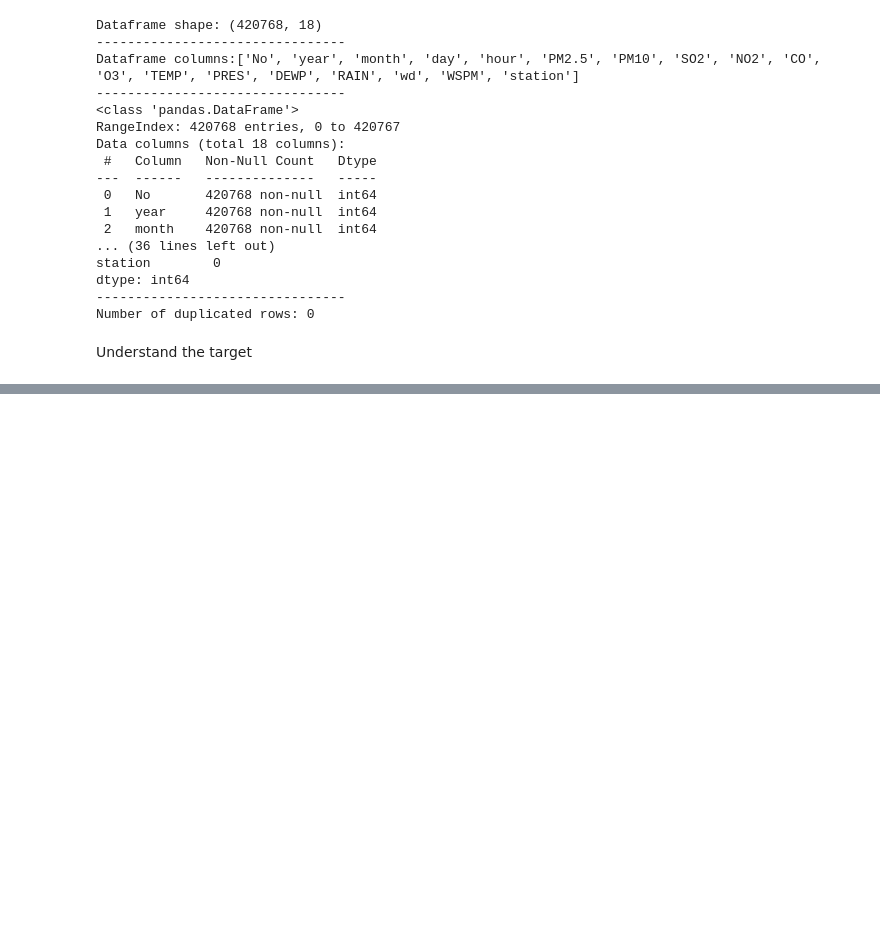
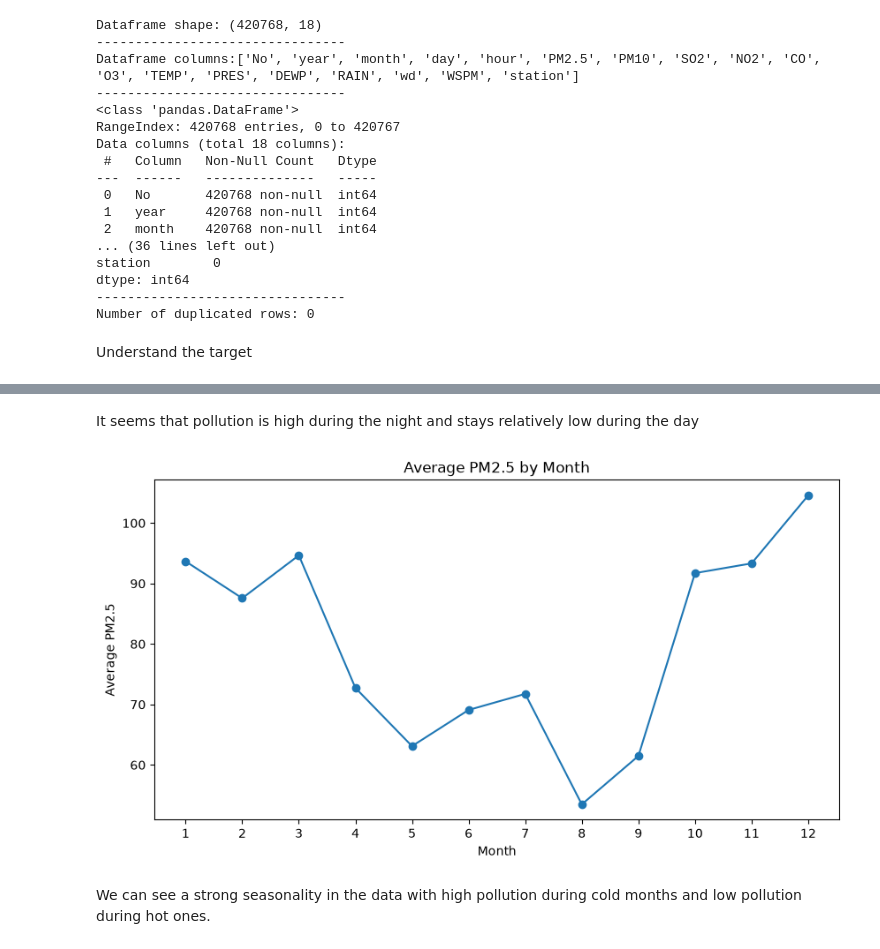
Before and after one commit to challandenathan/air-quality-prediction, a Jupyter notebook: notebooks/exploration.ipynb, the cells around one changed output, grey strips where cells are left out. Cells and saved outputs as stored; diff of their text form; code cells hidden in the pictures; blank space fills up the shorter version.

```diff
--- a/notebooks/exploration.ipynb
+++ b/notebooks/exploration.ipynb
@@ -53,0 +188,19 @@ Understand the target
+# %% [markdown]
+It seems that pollution is high during the night and stays relatively low during the day
+# %%
+monthly_pm25 = df.groupby("month")["PM2.5"].mean()
+plt.figure(figsize=(10, 5))
+
+plt.plot(monthly_pm25.index, monthly_pm25.values, marker="o")
+
+plt.xlabel("Month")
+plt.ylabel("Average PM2.5")
+plt.title("Average PM2.5 by Month")
+
+plt.xticks(range(1, 13))
+
+plt.show()
+# %% [output]
+[figure, added]
+# %% [markdown]
+We can see a strong seasonality in the data with high pollution during cold months and low pollution during hot ones.
```
Also changed, not shown: parts of 15 cells of this notebook, 1 other file.
